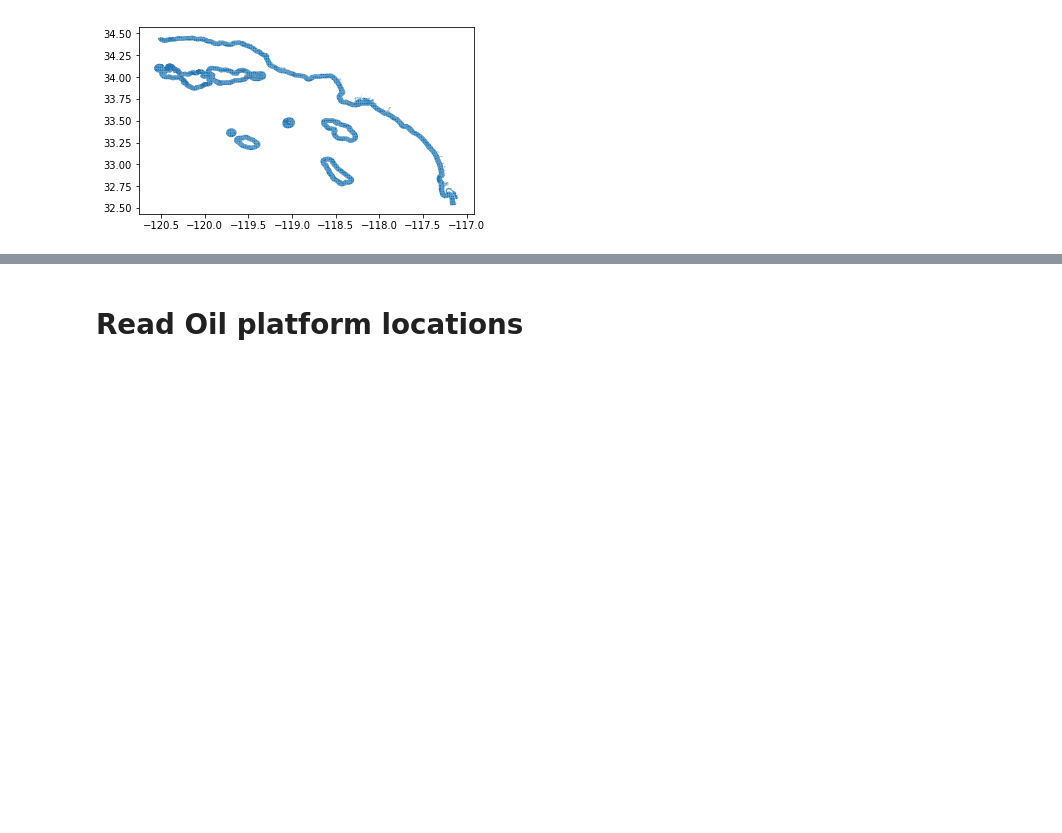
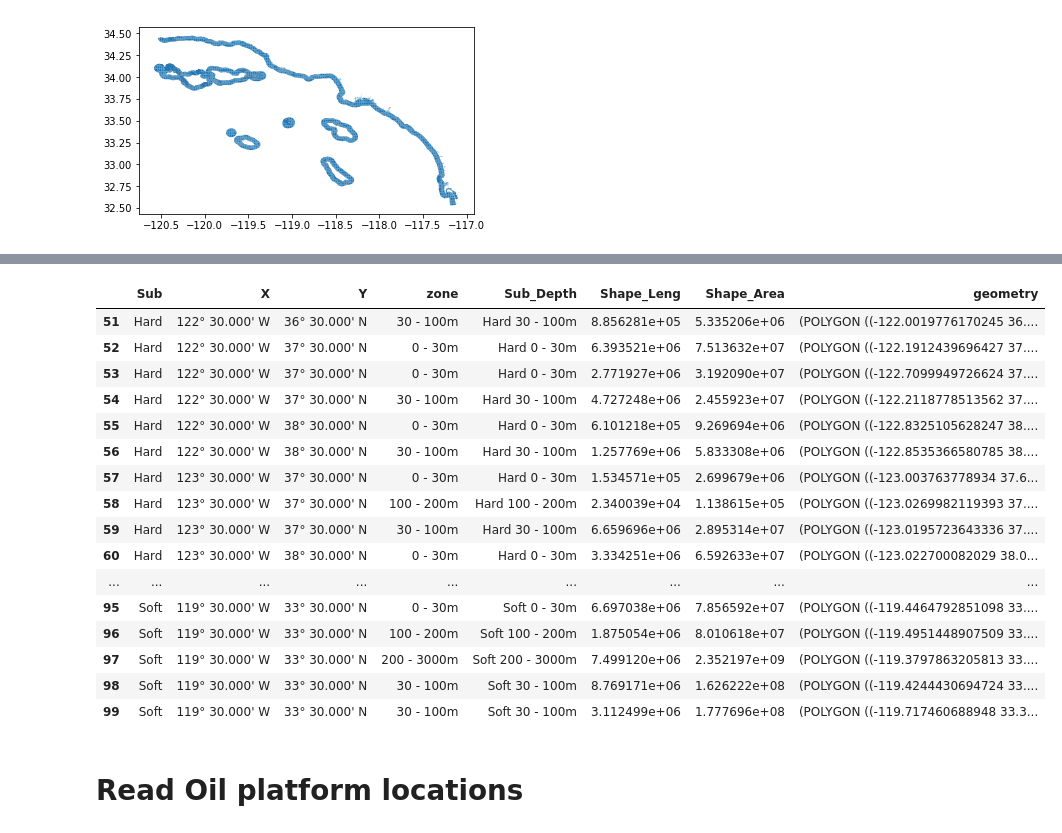
Before and after one commit to UCB-MIDS/Kelp-Capstone, a Jupyter notebook: pipeline/read_data.ipynb, the cells around one changed output, grey strips where cells are left out. Drawn from its saved outputs; the diff is of its cells as text; code cells hidden in the pictures; blank space fills up the shorter version.

Commit message:
added new substrate data; did eda

```diff
--- a/pipeline/read_data.ipynb
+++ b/pipeline/read_data.ipynb
@@ -1026,3 +1026,8 @@ HAB_SCSR_PredictedSubstrateWDepth.shp
 [figure]
 [figure]
 [figure]
+# %%
+#new substrate file from dfw
+ca_substrate = gpd.read_file('../../data/substrate/CA_predicted_substrate/HAB_CA_PredictedSubstrate_WZ.shp')
+ca_substrate.head()
+ca_substrate = ca_substrate.set_geometry('geometry').to_crs({'init':'epsg:4326'})
@@ -1029,3 +1041,23 @@ HAB_SCSR_PredictedSubstrateWDepth.shp
+# %%
+ca_substrate.iloc[51:100,:]
+# %% [output]
+|  | Sub | X | Y | zone | Sub_Depth | Shape_Leng | Shape_Area | geometry |
+| 51 | Hard | 122° 30.000' W | 36° 30.000' N | 30 - 100m | Hard 30 - 100m | 8.856281e+05 | 5.335206e+06 | (POLYGON ((-122.0019776170245 36.... |
+| 52 | Hard | 122° 30.000' W | 37° 30.000' N | 0 - 30m | Hard 0 - 30m | 6.393521e+06 | 7.513632e+07 | (POLYGON ((-122.1912439696427 37.... |
+| 53 | Hard | 122° 30.000' W | 37° 30.000' N | 0 - 30m | Hard 0 - 30m | 2.771927e+06 | 3.192090e+07 | (POLYGON ((-122.7099949726624 37.... |
+| 54 | Hard | 122° 30.000' W | 37° 30.000' N | 30 - 100m | Hard 30 - 100m | 4.727248e+06 | 2.455923e+07 | (POLYGON ((-122.2118778513562 37.... |
+| 55 | Hard | 122° 30.000' W | 38° 30.000' N | 0 - 30m | Hard 0 - 30m | 6.101218e+05 | 9.269694e+06 | (POLYGON ((-122.8325105628247 38.... |
+| 56 | Hard | 122° 30.000' W | 38° 30.000' N | 30 - 100m | Hard 30 - 100m | 1.257769e+06 | 5.833308e+06 | (POLYGON ((-122.8535366580785 38.... |
+| 57 | Hard | 123° 30.000' W | 37° 30.000' N | 0 - 30m | Hard 0 - 30m | 1.534571e+05 | 2.699679e+06 | (POLYGON ((-123.003763778934 37.6... |
+| 58 | Hard | 123° 30.000' W | 37° 30.000' N | 100 - 200m | Hard 100 - 200m | 2.340039e+04 | 1.138615e+05 | (POLYGON ((-123.0269982119393 37.... |
+| 59 | Hard | 123° 30.000' W | 37° 30.000' N | 30 - 100m | Hard 30 - 100m | 6.659696e+06 | 2.895314e+07 | (POLYGON ((-123.0195723643336 37.... |
+| 60 | Hard | 123° 30.000' W | 38° 30.000' N | 0 - 30m | Hard 0 - 30m | 3.334251e+06 | 6.592633e+07 | (POLYGON ((-123.022700082029 38.0... |
+| ... | ... | ... | ... | ... | ... | ... | ... | ... |
+| 95 | Soft | 119° 30.000' W | 33° 30.000' N | 0 - 30m | Soft 0 - 30m | 6.697038e+06 | 7.856592e+07 | (POLYGON ((-119.4464792851098 33.... |
+| 96 | Soft | 119° 30.000' W | 33° 30.000' N | 100 - 200m | Soft 100 - 200m | 1.875054e+06 | 8.010618e+07 | (POLYGON ((-119.4951448907509 33.... |
+| 97 | Soft | 119° 30.000' W | 33° 30.000' N | 200 - 3000m | Soft 200 - 3000m | 7.499120e+06 | 2.352197e+09 | (POLYGON ((-119.3797863205813 33.... |
+| 98 | Soft | 119° 30.000' W | 33° 30.000' N | 30 - 100m | Soft 30 - 100m | 8.769171e+06 | 1.626222e+08 | (POLYGON ((-119.4244430694724 33.... |
+| 99 | Soft | 119° 30.000' W | 33° 30.000' N | 30 - 100m | Soft 30 - 100m | 3.112499e+06 | 1.777696e+08 | (POLYGON ((-119.717460688948 33.3... |
 # %% [markdown]
 # Read Oil platform locations
 # %%
```
Also changed, not shown: parts of 1 cell of this notebook.
